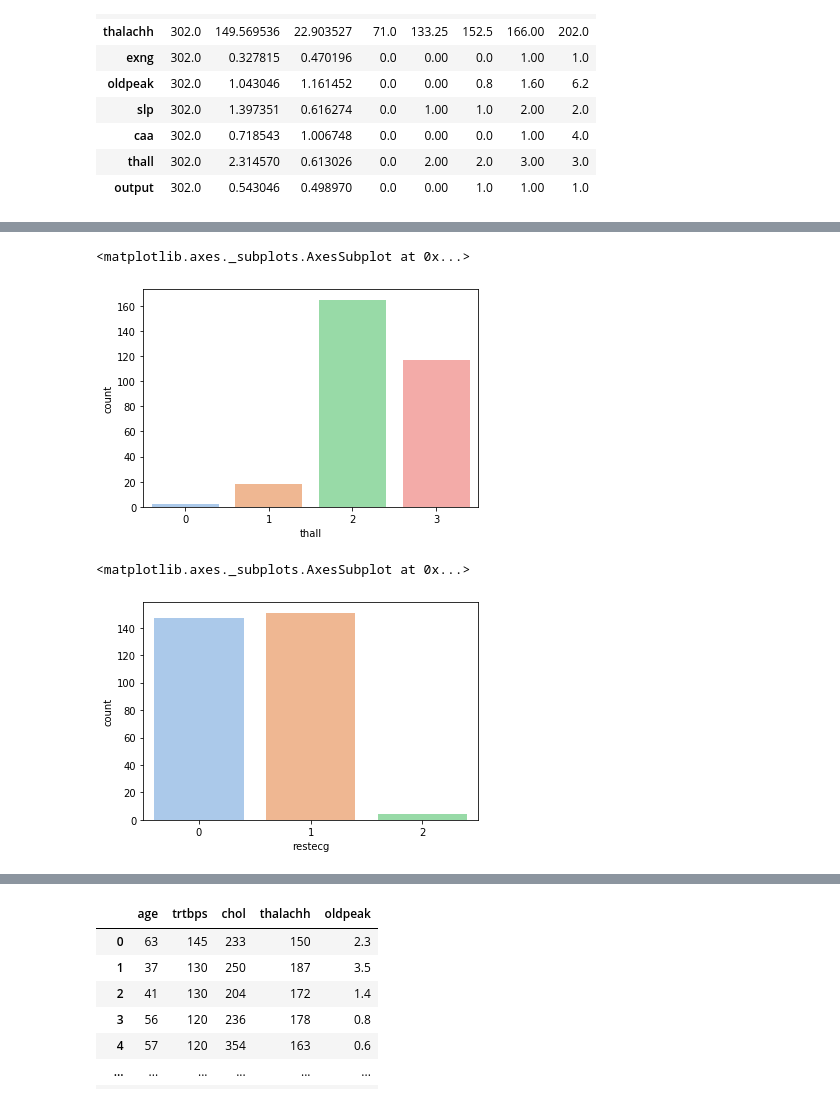
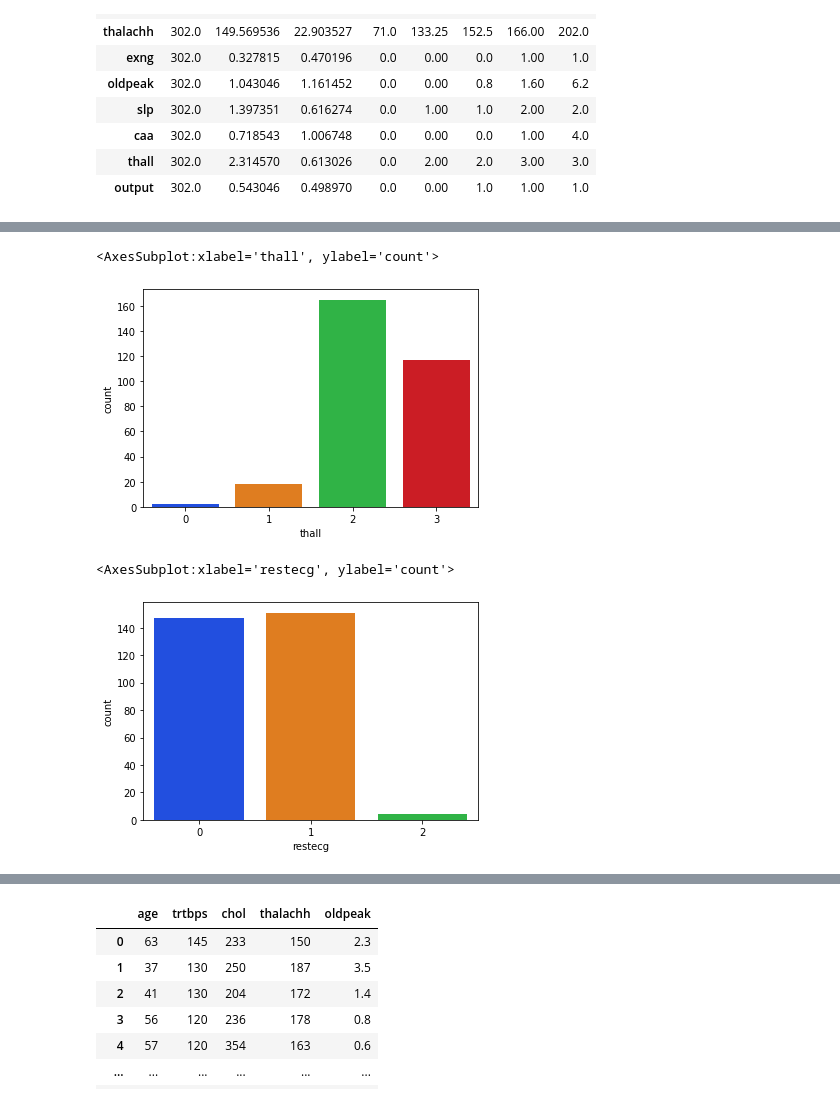
Before and after one commit to vapork/CS524ML, a Jupyter notebook: Heart Prediction.ipynb, the cells around one changed output, grey strips where cells are left out. Drawn from its saved outputs; the diff is of its cells as text; code cells hidden in the pictures.

```diff
--- a/Heart Prediction.ipynb
+++ b/Heart Prediction.ipynb
@@ -23,7 +26,8 @@ from sklearn.ensemble import AdaBoostClassifier
 import xgboost as xgb
 # %%
 #Reading the csv file heart.csv in variable
-df=pd.read_csv('heart.csv')
+heartdata='s3://heartp/heart.csv'
+df=pd.read_csv(heartdata)
 # %%
 # looking at the first 5 rows of our data
 df.head()
@@ -156,10 +160,10 @@ sns.countplot(x='fbs', data=df, palette='pastel')
 # %%
-sns.countplot(x='thall', data=df, palette='pastel')
+sns.countplot(x='thall', data=df, palette='bright')
 # %% [output]
-<matplotlib.axes._subplots.AxesSubplot at 0x...>
+<AxesSubplot:xlabel='thall', ylabel='count'>
-[figure, old version]
+[figure, new version]
 # %%
-sns.countplot(x='restecg', data=df, palette='pastel')
+sns.countplot(x='restecg', data=df, palette='bright')
 # %% [output]
-<matplotlib.axes._subplots.AxesSubplot at 0x...>
+<AxesSubplot:xlabel='restecg', ylabel='count'>
-[figure, old version]
+[figure, new version]
```
Also changed, not shown: parts of 22 cells of this notebook.
